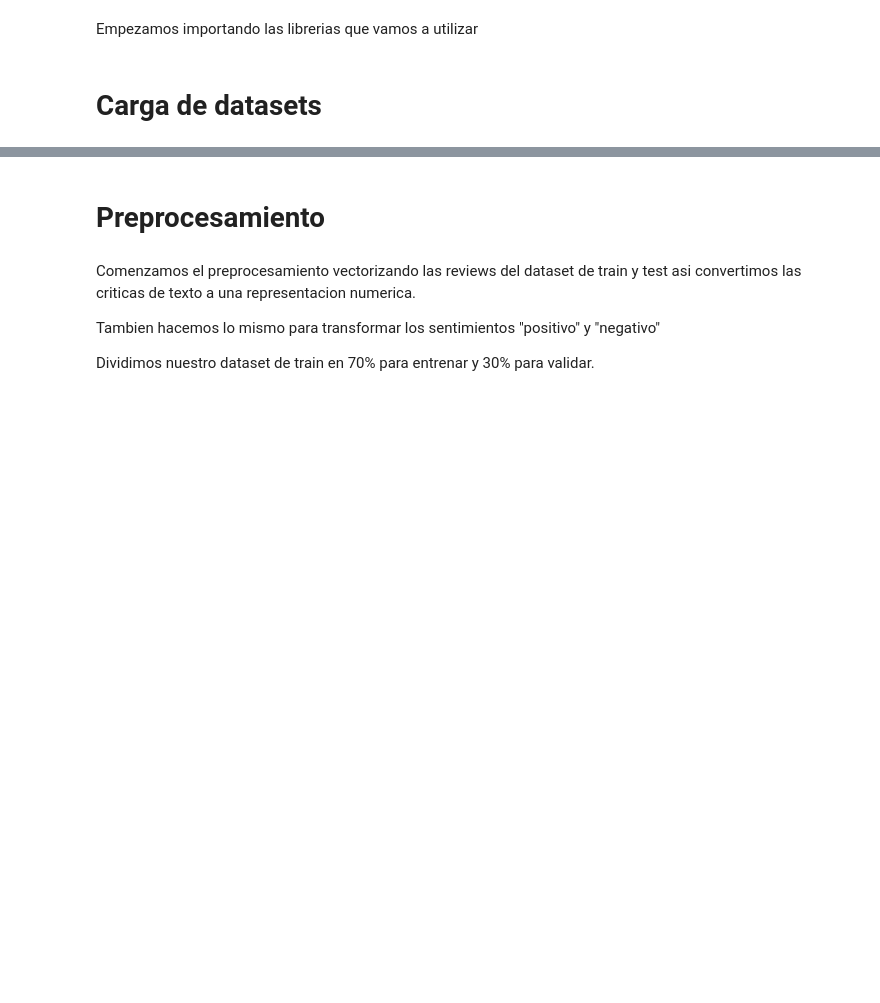
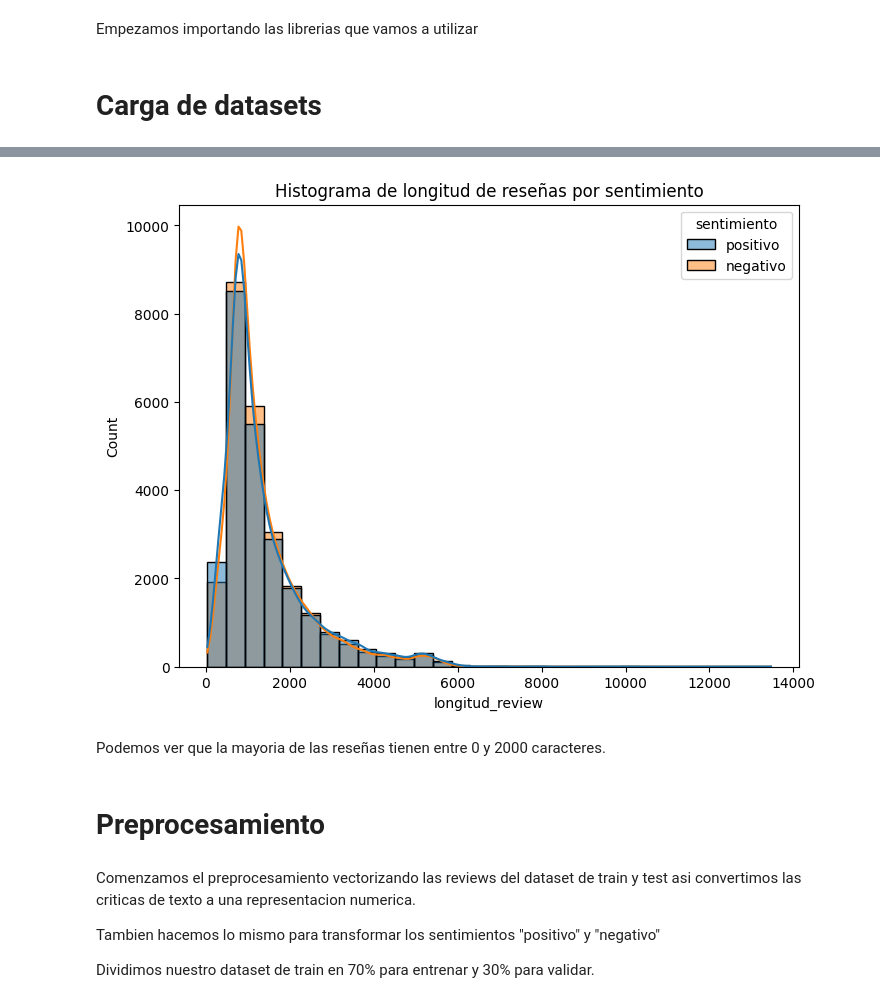
Before and after one commit to franmazzaro/7506R-2C2023-GRUPO39, a Jupyter notebook: 7506R_TP2_GRUPO39_CHP1_ENTREGA.ipynb, the cells around one changed output, grey strips where cells are left out. Cells and saved outputs as stored; diff of their text form; code cells hidden in the pictures; blank space fills up the shorter version.

```diff
--- a/7506R_TP2_GRUPO39_CHP1_ENTREGA.ipynb
+++ b/7506R_TP2_GRUPO39_CHP1_ENTREGA.ipynb
@@ -42,0 +73,7 @@ df_criticas.head(4)
+# %%
+# Análisis de la variable 'review'
+# Longitud de las reseñas
+df_criticas_copy = df_criticas.copy()
+df_criticas_copy['longitud_review'] = df_criticas_copy['review_es'].apply(lambda x: len(str(x)))
+print("\nAnálisis de longitud de reseñas:")
+print(df_criticas_copy.groupby('sentimiento')['longitud_review'].describe())
@@ -43,3 +102,13 @@ df_criticas.head(4)
+# %%
+
+plt.figure(figsize=(8, 6))
+sns.histplot(data=df_criticas_copy, x='longitud_review', hue='sentimiento', bins=30, kde=True)
+plt.title('Histograma de longitud de reseñas por sentimiento')
+plt.show()
+# %% [output]
+[figure, added]
+# %% [markdown]
+Podemos ver que la mayoria de las reseñas tienen entre 0 y 2000 caracteres.
 # %% [markdown]
 # Preprocesamiento
 # %% [markdown]
```
Also changed, not shown: parts of 8 cells of this notebook.
